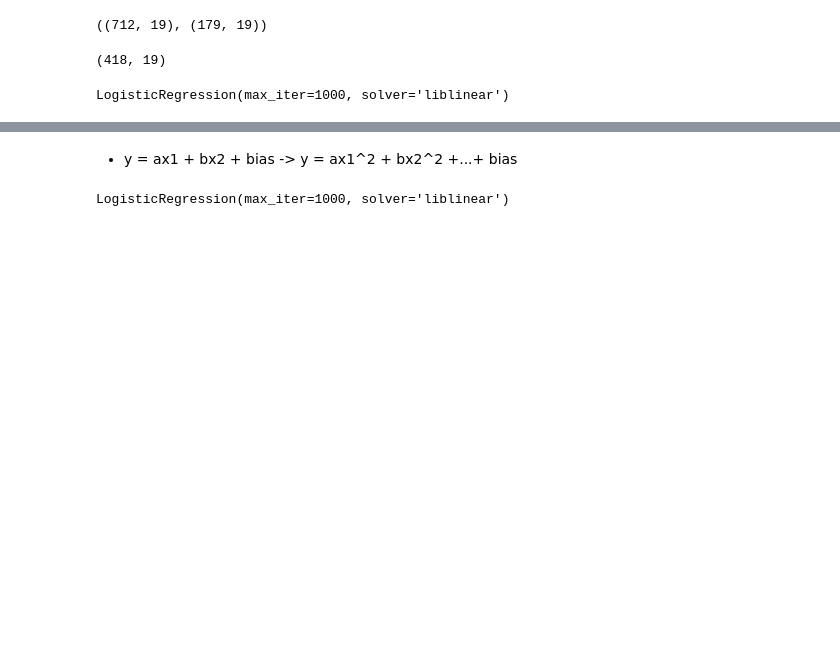
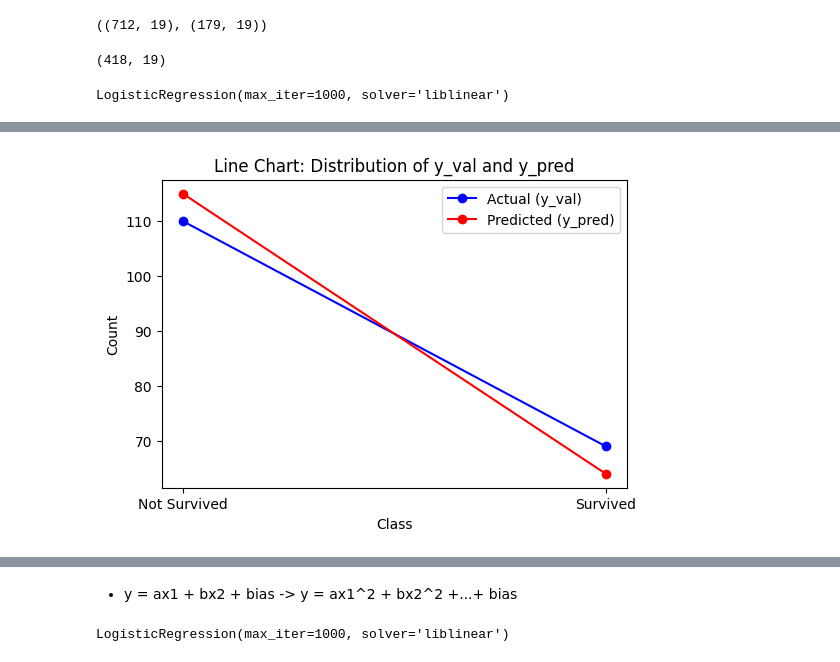
Before and after one commit to daominhthuan42/kaggle-portfolio, a Jupyter notebook: 00_DATA_SCIENCE_CodeXplore/05_TITANIC/Titanic.ipynb, the cells around one changed output, grey strips where cells are left out. Saved outputs shown, nothing was run; the diff lists cells and outputs as text; code cells hidden in the pictures; blank space fills up the shorter version.

```diff
--- a/00_DATA_SCIENCE_CodeXplore/05_TITANIC/Titanic.ipynb
+++ b/00_DATA_SCIENCE_CodeXplore/05_TITANIC/Titanic.ipynb
@@ -731,3 +731,19 @@ precision_score(y_val, y_pred), recall_score(y_val, y_pred)
+# %%
+labels = [0, 1]
+val_counts = [np.sum(y_val == l) for l in labels]
+pred_counts = [np.sum(y_pred == l) for l in labels]
+
+plt.figure(figsize=(6,4))
+plt.plot(labels, val_counts, marker='o', label='Actual (y_val)', color='blue')
+plt.plot(labels, pred_counts, marker='o', label='Predicted (y_pred)', color='red')
+plt.xticks(labels, ['Not Survived', 'Survived'])
+plt.xlabel('Class')
+plt.ylabel('Count')
+plt.title('Line Chart: Distribution of y_val and y_pred')
+plt.legend()
+plt.show()
+# %% [output]
+[figure, added]
 # %%
 print(classification_report(y_val, y_pred))
 # %% [output]
```
Also changed, not shown: parts of 6 cells of this notebook, 13 other files.
